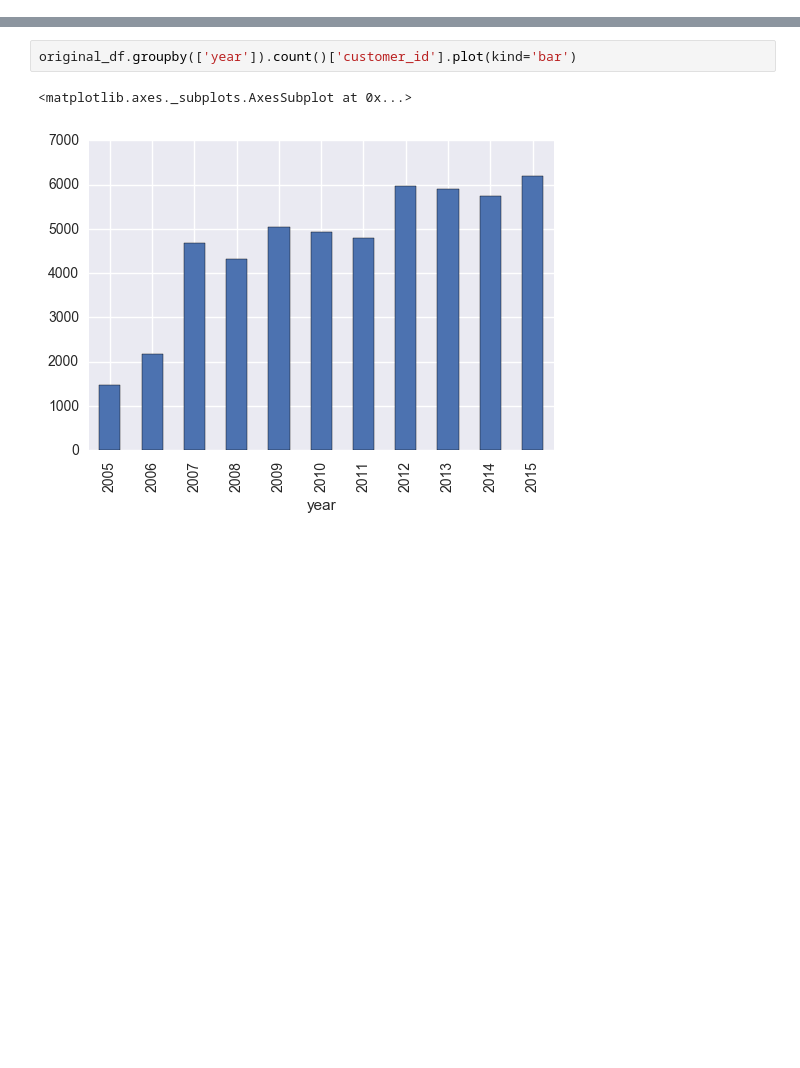
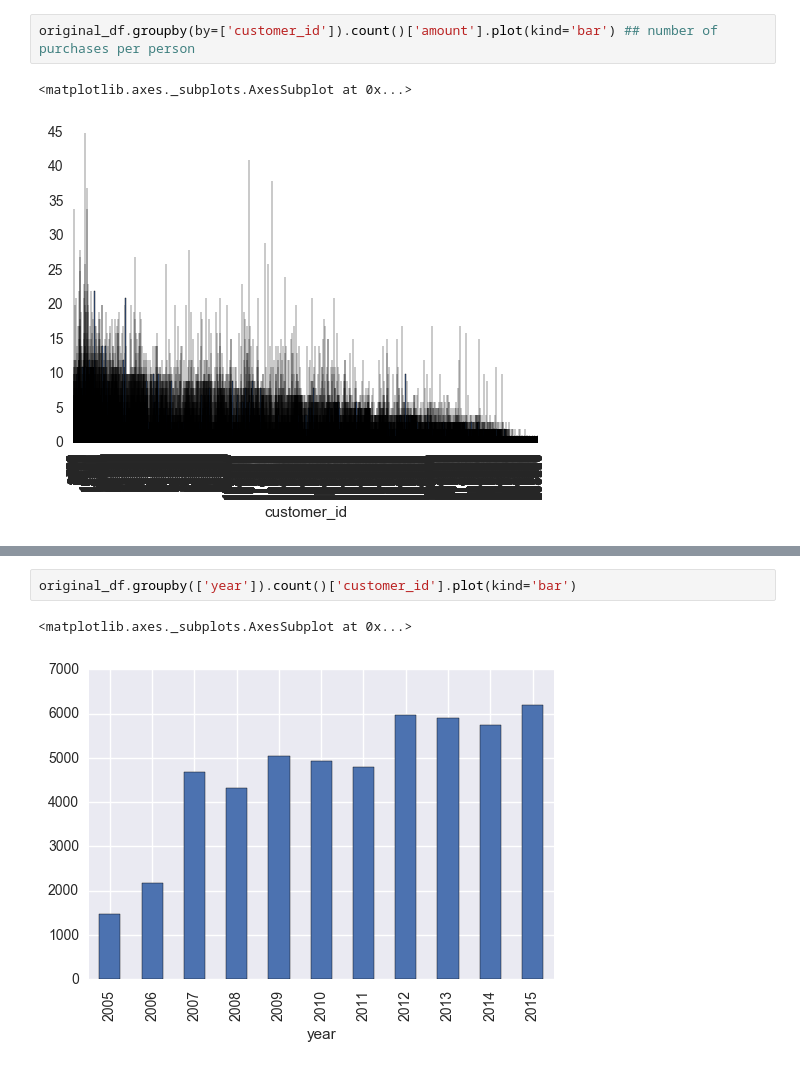
Before and after one commit to jonhilgart22/Galvanize-Data-Leadership, a Jupyter notebook: week5-MCM-CLV/Team-8-Markov-Chains.ipynb, the cells around one changed output, grey strips where cells are left out. Drawn from its saved outputs; the diff is of its cells as text; blank space fills up the shorter version.

```diff
--- a/week5-MCM-CLV/Team-8-Markov-Chains.ipynb
+++ b/week5-MCM-CLV/Team-8-Markov-Chains.ipynb
@@ -34,0 +63,5 @@ original_df.head(20)
+# %%
+original_df.groupby(by=['customer_id']).count()['amount'].plot(kind='bar') ## number of purchases per person
+# %% [output]
+<matplotlib.axes._subplots.AxesSubplot at 0x...>
+[figure, added]
```
Also changed, not shown: parts of 11 cells of this notebook.
